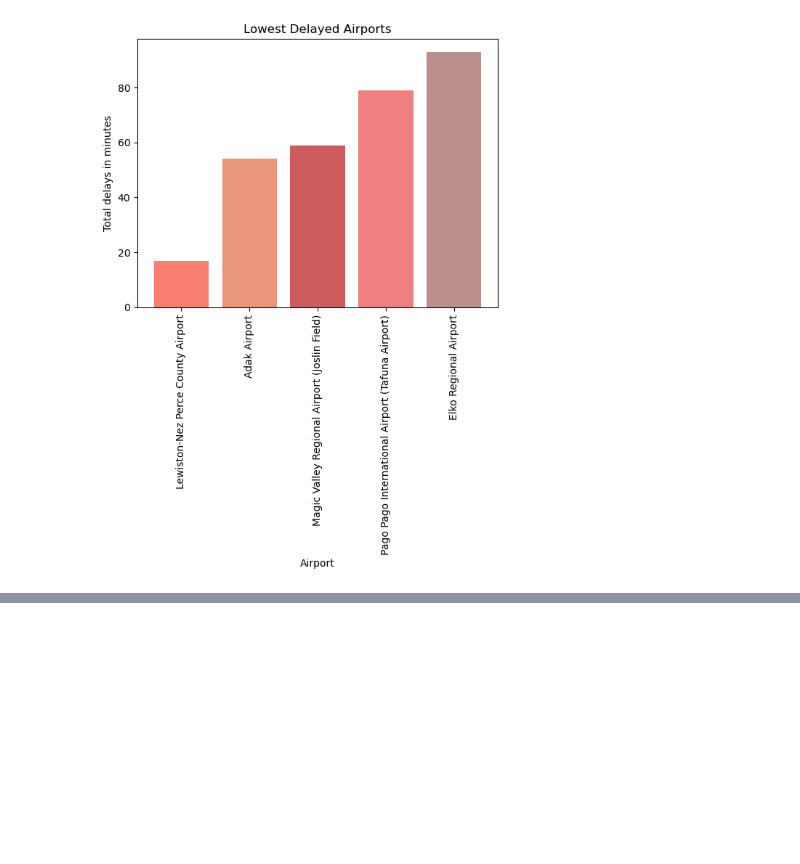
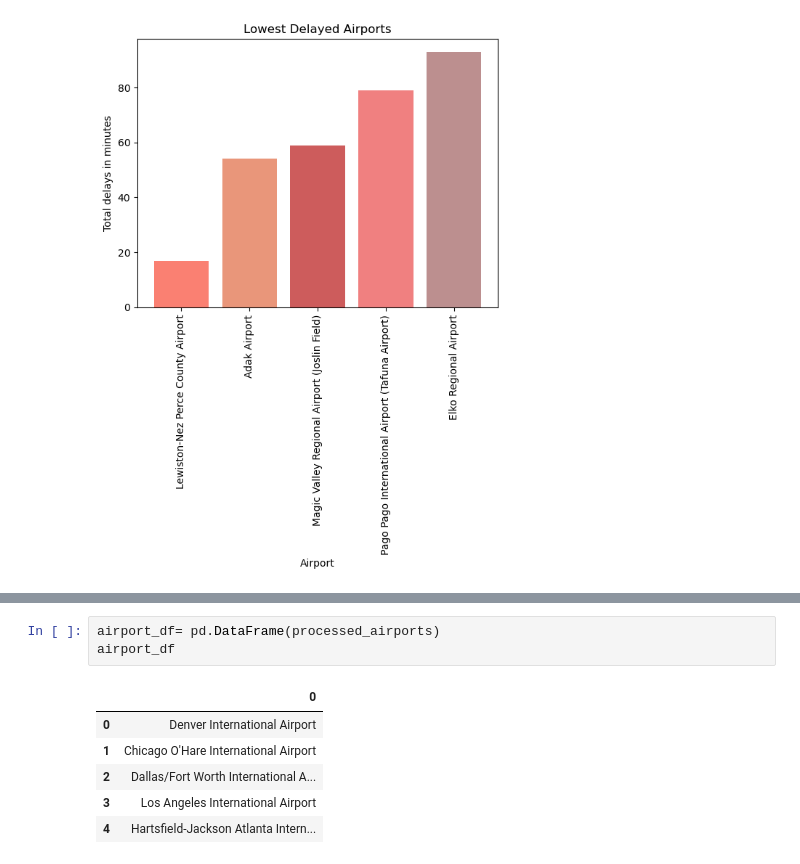
Before and after one commit to mmonary/Git_Er_Done_New, a Jupyter notebook: elm_starter_code copy.ipynb, the cells around one changed output, grey strips where cells are left out. Cells and saved outputs as stored; diff of their text form; blank space fills up the shorter version.

```diff
--- a/elm_starter_code copy.ipynb
+++ b/elm_starter_code copy.ipynb
@@ -420,0 +463,10 @@ plt.show()
+# %%
+airport_df= pd.DataFrame(processed_airports)
+airport_df
+# %% [output]
+|  | 0 |
+| 0 | Denver International Airport |
+| 1 | Chicago O'Hare International Airport |
+| 2 | Dallas/Fort Worth International A... |
+| 3 | Los Angeles International Airport |
+| 4 | Hartsfield-Jackson Atlanta Intern... |
```
Also changed, not shown: parts of 5 cells of this notebook.
